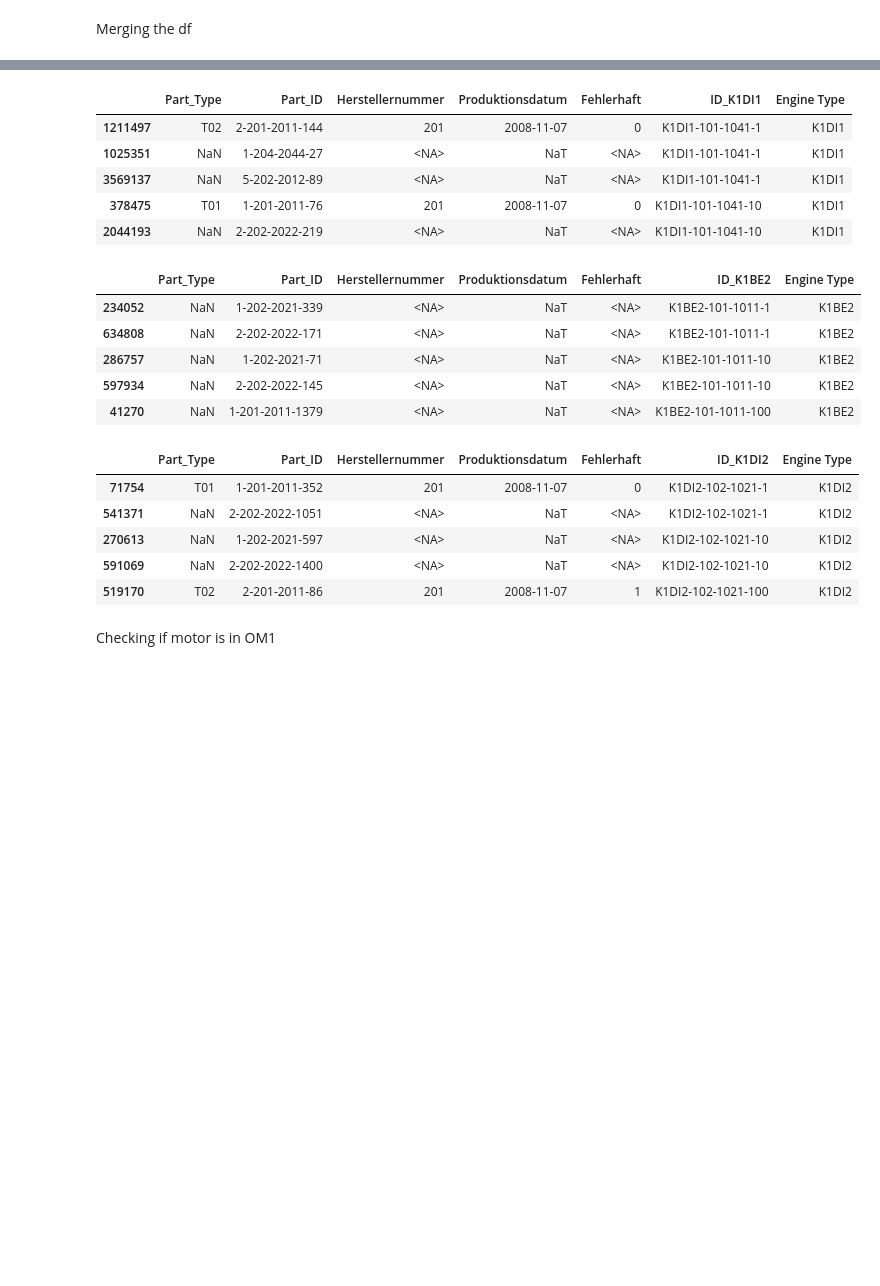
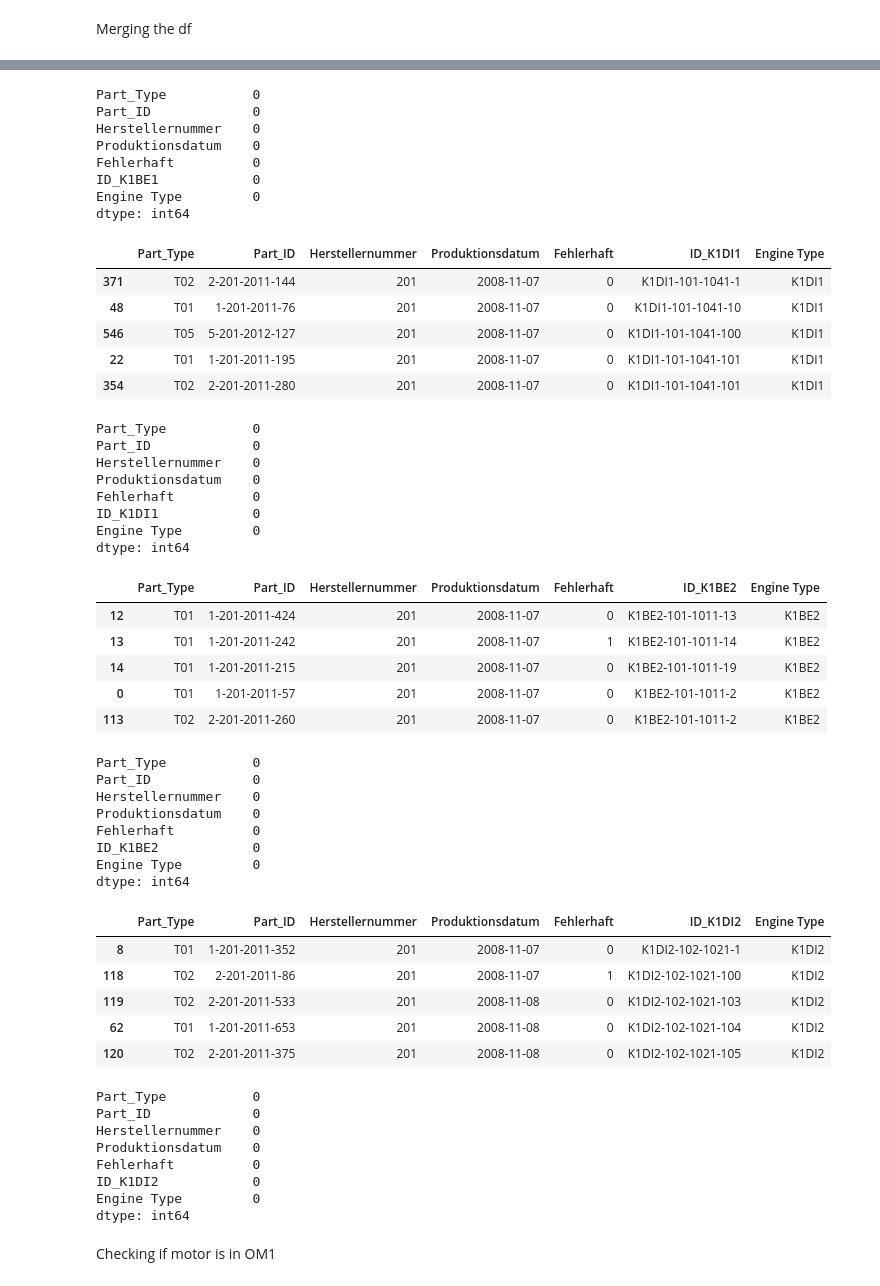
Before and after one commit to Teddy131/IDA-GROUP, a Jupyter notebook: final_data.ipynb, the cells around one changed output, grey strips where cells are left out. Drawn from its saved outputs; the diff is of its cells as text; code cells hidden in the pictures; blank space fills up the shorter version.

```diff
--- a/final_data.ipynb
+++ b/final_data.ipynb
@@ -283,23 +292,27 @@ display(einzelteile_zusammen.head(), melted_k1be1.head(), melted_k1di1.head(), m
 Merging the df
 # %%
 #K1BE1
-merged_k1be1 = pd.merge(einzelteile_zusammen, melted_k1be1, how='outer', on="Part_ID")
+merged_k1be1 = pd.merge(einzelteile_zusammen, melted_k1be1, how='inner', on="Part_ID")
 merged_k1be1 = merged_k1be1.sort_values(["ID_K1BE1", "Part_Type"])
 display(merged_k1be1.head())
+display(merged_k1be1.isna().sum())
 
 #K1DI1
-merged_k1di1 = pd.merge(einzelteile_zusammen, melted_k1di1, how='outer', on="Part_ID")
+merged_k1di1 = pd.merge(einzelteile_zusammen, melted_k1di1, how='inner', on="Part_ID")
 merged_k1di1 = merged_k1di1.sort_values(["ID_K1DI1", "Part_Type"])
 display(merged_k1di1.head())
+display(merged_k1di1.isna().sum())
 
 #K1BE2
-merged_k1be2 = pd.merge(einzelteile_zusammen, melted_k1be2, how='outer', on="Part_ID")
+merged_k1be2 = pd.merge(einzelteile_zusammen, melted_k1be2, how='inner', on="Part_ID")
 merged_k1be2 = merged_k1be2.sort_values(["ID_K1BE2", "Part_Type"])
 display(merged_k1be2.head())
+display(merged_k1be2.isna().sum())
 
 #K1DI2
-merged_k1di2 = pd.merge(einzelteile_zusammen, melted_k1di2, how='outer', on="Part_ID")
+merged_k1di2 = pd.merge(einzelteile_zusammen, melted_k1di2, how='inner', on="Part_ID")
 merged_k1di2 = merged_k1di2.sort_values(["ID_K1DI2", "Part_Type"])
 display(merged_k1di2.head())
+display(merged_k1di2.isna().sum())
 # %% [output]
 |  | Part_Type | Part_ID | Herstellernummer | Produktionsdatum | Fehlerhaft | ID_K1BE1 | Engine Type |
@@ -311,21 +324,53 @@ display(merged_k1di2.head())
+Part_Type           0
+Part_ID             0
+Herstellernummer    0
+Produktionsdatum    0
+Fehlerhaft          0
+ID_K1BE1            0
+Engine Type         0
+dtype: int64
 |  | Part_Type | Part_ID | Herstellernummer | Produktionsdatum | Fehlerhaft | ID_K1DI1 | Engine Type |
-| 1211497 | T02 | 2-201-2011-144 | 201 | 2008-11-07 | 0 | K1DI1-101-1041-1 | K1DI1 |
-| 1025351 | NaN | 1-204-2044-27 | <NA> | NaT | <NA> | K1DI1-101-1041-1 | K1DI1 |
-| 3569137 | NaN | 5-202-2012-89 | <NA> | NaT | <NA> | K1DI1-101-1041-1 | K1DI1 |
-| 378475 | T01 | 1-201-2011-76 | 201 | 2008-11-07 | 0 | K1DI1-101-1041-10 | K1DI1 |
-| 2044193 | NaN | 2-202-2022-219 | <NA> | NaT | <NA> | K1DI1-101-1041-10 | K1DI1 |
+| 371 | T02 | 2-201-2011-144 | 201 | 2008-11-07 | 0 | K1DI1-101-1041-1 | K1DI1 |
+| 48 | T01 | 1-201-2011-76 | 201 | 2008-11-07 | 0 | K1DI1-101-1041-10 | K1DI1 |
+| 546 | T05 | 5-201-2012-127 | 201 | 2008-11-07 | 0 | K1DI1-101-1041-100 | K1DI1 |
+| 22 | T01 | 1-201-2011-195 | 201 | 2008-11-07 | 0 | K1DI1-101-1041-101 | K1DI1 |
+| 354 | T02 | 2-201-2011-280 | 201 | 2008-11-07 | 0 | K1DI1-101-1041-101 | K1DI1 |
+Part_Type           0
+Part_ID             0
+Herstellernummer    0
+Produktionsdatum    0
+Fehlerhaft          0
+ID_K1DI1            0
+Engine Type         0
+dtype: int64
 |  | Part_Type | Part_ID | Herstellernummer | Produktionsdatum | Fehlerhaft | ID_K1BE2 | Engine Type |
-| 234052 | NaN | 1-202-2021-339 | <NA> | NaT | <NA> | K1BE2-101-1011-1 | K1BE2 |
-| 634808 | NaN | 2-202-2022-171 | <NA> | NaT | <NA> | K1BE2-101-1011-1 | K1BE2 |
-| 286757 | NaN | 1-202-2021-71 | <NA> | NaT | <NA> | K1BE2-101-1011-10 | K1BE2 |
-| 597934 | NaN | 2-202-2022-145 | <NA> | NaT | <NA> | K1BE2-101-1011-10 | K1BE2 |
-| 41270 | NaN | 1-201-2011-1379 | <NA> | NaT | <NA> | K1BE2-101-1011-100 | K1BE2 |
+| 12 | T01 | 1-201-2011-424 | 201 | 2008-11-07 | 0 | K1BE2-101-1011-13 | K1BE2 |
+| 13 | T01 | 1-201-2011-242 | 201 | 2008-11-07 | 1 | K1BE2-101-1011-14 | K1BE2 |
+| 14 | T01 | 1-201-2011-215 | 201 | 2008-11-07 | 0 | K1BE2-101-1011-19 | K1BE2 |
+| 0 | T01 | 1-201-2011-57 | 201 | 2008-11-07 | 0 | K1BE2-101-1011-2 | K1BE2 |
+| 113 | T02 | 2-201-2011-260 | 201 | 2008-11-07 | 0 | K1BE2-101-1011-2 | K1BE2 |
+Part_Type           0
+Part_ID             0
+Herstellernummer    0
+Produktionsdatum    0
+Fehlerhaft          0
+ID_K1BE2            0
+Engine Type         0
+dtype: int64
 |  | Part_Type | Part_ID | Herstellernummer | Produktionsdatum | Fehlerhaft | ID_K1DI2 | Engine Type |
-| 71754 | T01 | 1-201-2011-352 | 201 | 2008-11-07 | 0 | K1DI2-102-1021-1 | K1DI2 |
-| 541371 | NaN | 2-202-2022-1051 | <NA> | NaT | <NA> | K1DI2-102-1021-1 | K1DI2 |
-| 270613 | NaN | 1-202-2021-597 | <NA> | NaT | <NA> | K1DI2-102-1021-10 | K1DI2 |
-| 591069 | NaN | 2-202-2022-1400 | <NA> | NaT | <NA> | K1DI2-102-1021-10 | K1DI2 |
-| 519170 | T02 | 2-201-2011-86 | 201 | 2008-11-07 | 1 | K1DI2-102-1021-100 | K1DI2 |
+| 8 | T01 | 1-201-2011-352 | 201 | 2008-11-07 | 0 | K1DI2-102-1021-1 | K1DI2 |
+| 118 | T02 | 2-201-2011-86 | 201 | 2008-11-07 | 1 | K1DI2-102-1021-100 | K1DI2 |
+| 119 | T02 | 2-201-2011-533 | 201 | 2008-11-08 | 0 | K1DI2-102-1021-103 | K1DI2 |
+| 62 | T01 | 1-201-2011-653 | 201 | 2008-11-08 | 0 | K1DI2-102-1021-104 | K1DI2 |
+| 120 | T02 | 2-201-2011-375 | 201 | 2008-11-08 | 0 | K1DI2-102-1021-105 | K1DI2 |
+Part_Type           0
+Part_ID             0
+Herstellernummer    0
+Produktionsdatum    0
+Fehlerhaft          0
+ID_K1DI2            0
+Engine Type         0
+dtype: int64
 # %% [markdown]
 Checking if motor is in OM1
 # %%
```
Also changed, not shown: parts of 9 cells of this notebook.
